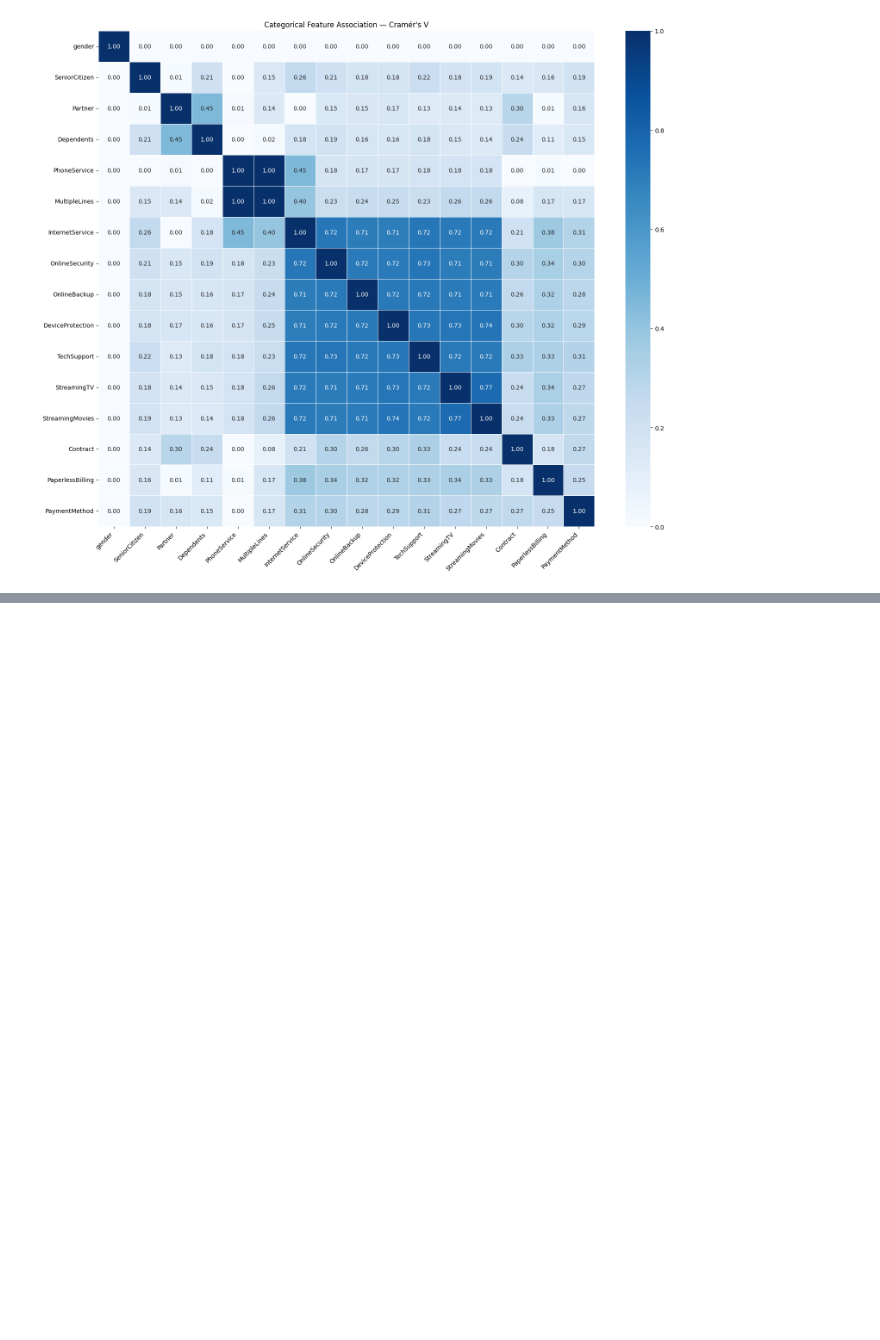
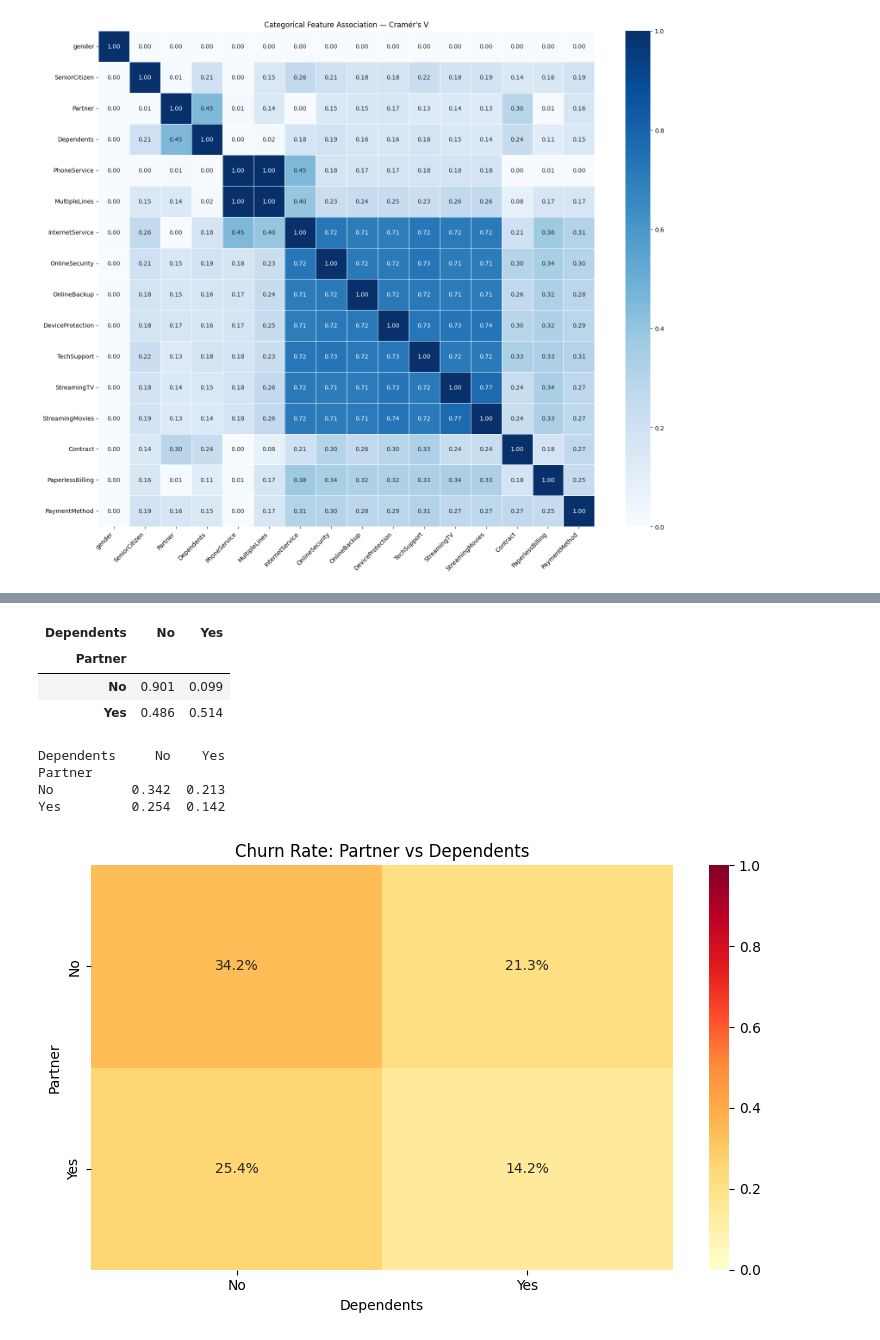
Before and after one commit to CodeOfCreation/Customer-Risk-Intelligence-Platform, a Jupyter notebook: notebooks/exploratory_data_analysis.ipynb, the cells around one changed output, grey strips where cells are left out. Saved outputs shown, nothing was run; the diff lists cells and outputs as text; code cells hidden in the pictures; blank space fills up the shorter version.

```diff
--- a/notebooks/exploratory_data_analysis.ipynb
+++ b/notebooks/exploratory_data_analysis.ipynb
@@ -362,0 +375,53 @@ plt.show()
+# %%
+pd.crosstab(
+    df["Partner"],
+    df["Dependents"],
+    normalize="index"
+).round(3)
+# %% [output]
+| Dependents | No | Yes |
+| Partner |  |  |
+| No | 0.901 | 0.099 |
+| Yes | 0.486 | 0.514 |
+# %%
+df["HasPhoneService"] = (
+    df["PhoneService"] == "Yes"
+).astype(int)
+
+df["HasMultipleLines"] = (
+    df["MultipleLines"] == "Yes"
+).astype(int)
+# %%
+partner_dependents_churn = pd.pivot_table(
+    df,
+    values="Churn_numeric",
+    index="Partner",
+    columns="Dependents",
+    aggfunc="mean"
+)
+
+print(partner_dependents_churn.round(3))
+# %% [output]
+Dependents     No    Yes
+Partner
+No          0.342  0.213
+Yes         0.254  0.142
+# %%
+plt.figure(figsize=(8, 5))
+
+sns.heatmap(
+    partner_dependents_churn,
+    annot=True,
+    fmt=".1%",
+    cmap="YlOrRd",
+    vmin=0,
+    vmax=1
+)
+
+plt.title("Churn Rate: Partner vs Dependents")
+plt.xlabel("Dependents")
+plt.ylabel("Partner")
+plt.tight_layout()
+plt.show()
+# %% [output]
+[figure, added]
```
Also changed, not shown: parts of 18 cells of this notebook, 9 other files.
